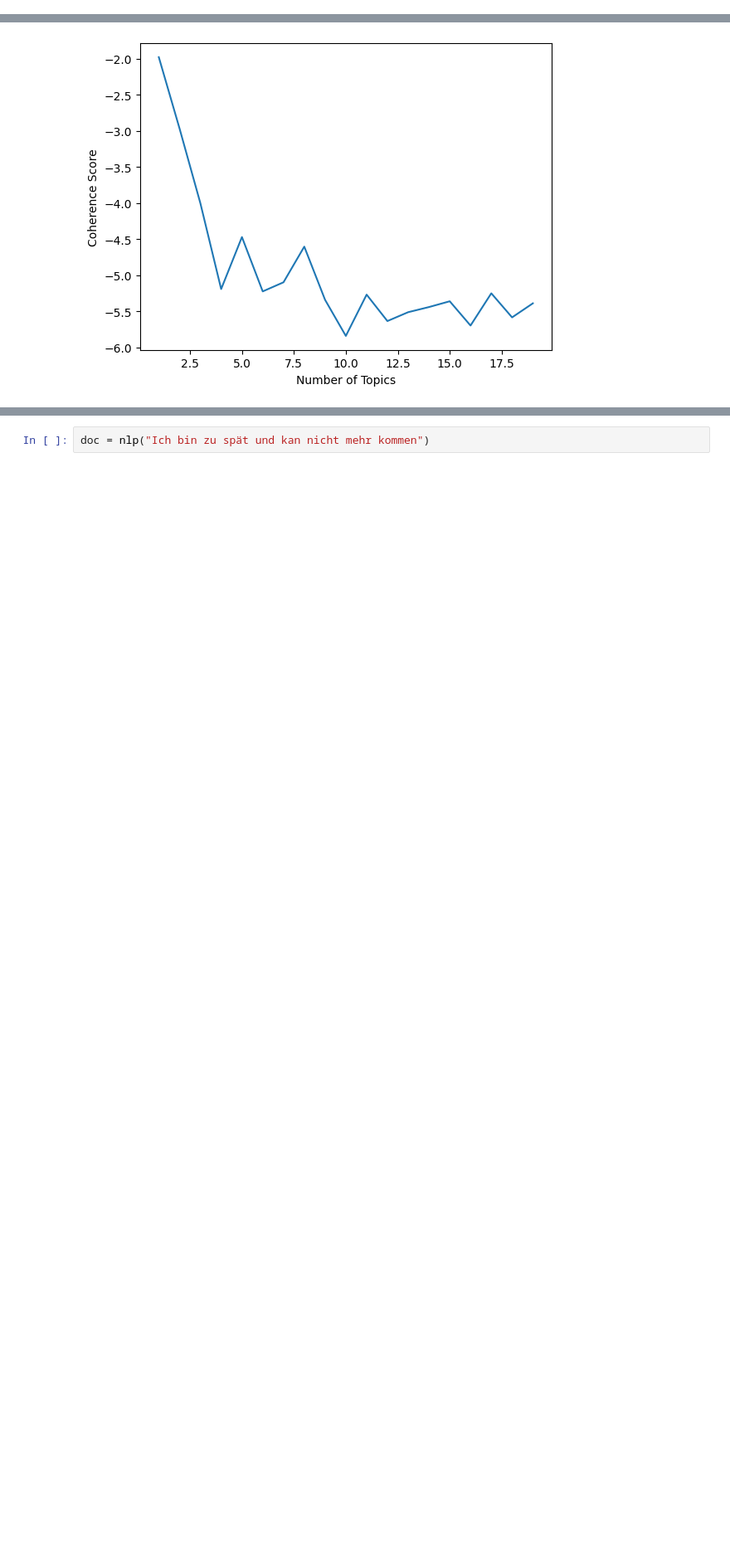
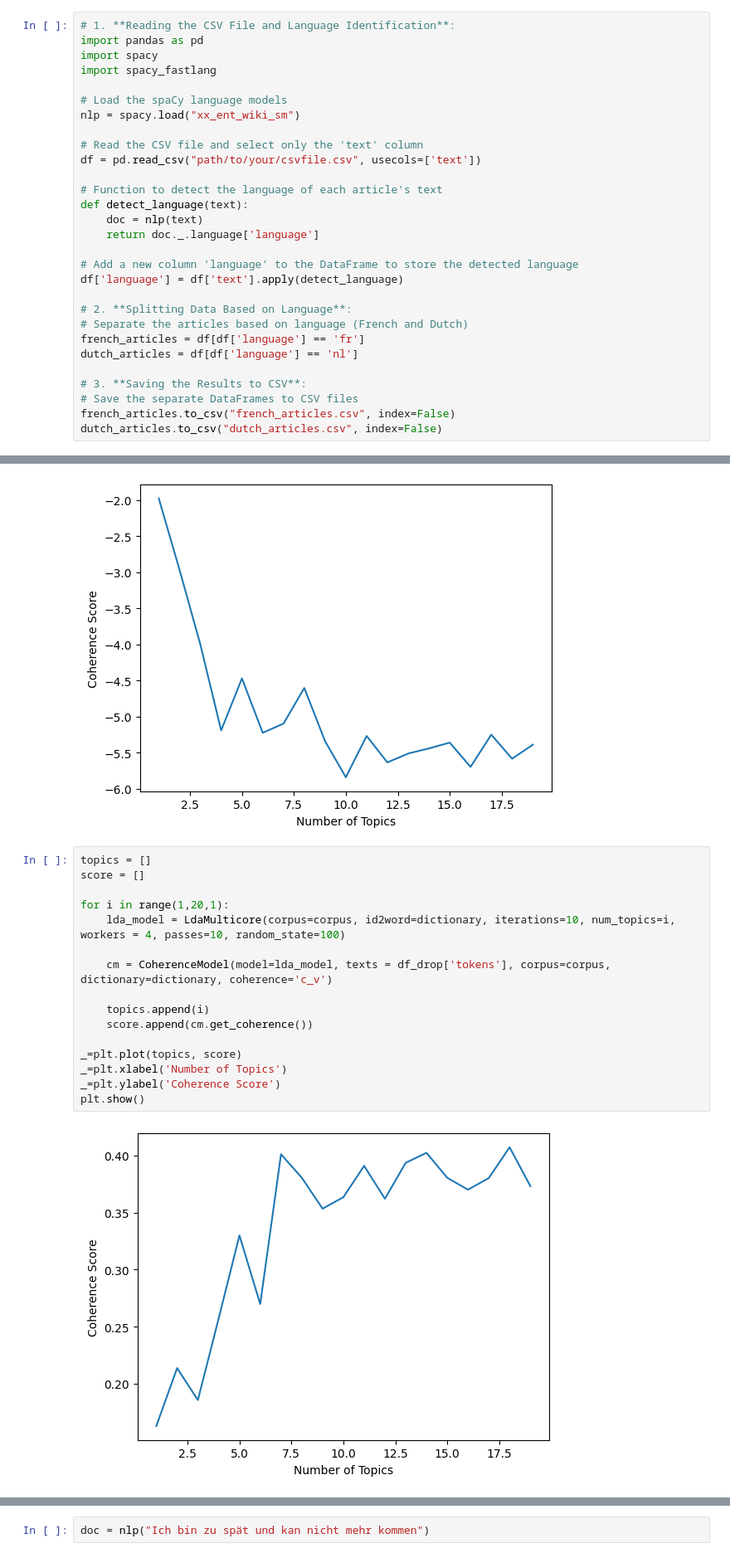
Before and after one commit to natalievgrafova/TopicModelling, a Jupyter notebook: media.ipynb, the cells around one changed output, grey strips where cells are left out. Shown: that part at 83% size. Cells and saved outputs as stored; diff of their text form; blank space fills up the shorter version.

Commit message:
'lang detect'

```diff
--- a/media.ipynb
+++ b/media.ipynb
@@ -62,6 +50,35 @@ df_drop
 | 198 | https://plus.lesoir.be/302105/art... | lesoir.be | 2020-05-20T16:54:15.000Z | Ivan Leko a été nommé entraîneur ... | L’Antwerp tient son nouvel entraî... |
 | 199 | https://plus.lesoir.be/302126/art... | lesoir.be | 2020-05-20T20:42:18.000Z | L’international polonais avait pr... | Dortmund: Lukasz Piszczek prolong... |
 200 rows × 5 columns
+# %%
+# 1. **Reading the CSV File and Language Identification**:
+import pandas as pd
+import spacy
+import spacy_fastlang
+
+# Load the spaCy language models
+nlp = spacy.load("xx_ent_wiki_sm")
+
+# Read the CSV file and select only the 'text' column
+df = pd.read_csv("path/to/your/csvfile.csv", usecols=['text'])
+
+# Function to detect the language of each article's text
+def detect_language(text):
+    doc = nlp(text)
+    return doc._.language['language']
+
+# Add a new column 'language' to the DataFrame to store the detected language
+df['language'] = df['text'].apply(detect_language)
+
+# 2. **Splitting Data Based on Language**:
+# Separate the articles based on language (French and Dutch)
+french_articles = df[df['language'] == 'fr']
+dutch_articles = df[df['language'] == 'nl']
+
+# 3. **Saving the Results to CSV**:
+# Save the separate DataFrames to CSV files
+french_articles.to_csv("french_articles.csv", index=False)
+dutch_articles.to_csv("dutch_articles.csv", index=False)
 # %%
 # Tags I want to remove from the text
 removal= ['ADV','PRON','CCONJ','PUNCT','PART','DET','ADP','SPACE', 'NUM', 'SYM']
@@ -125,3 +138,21 @@ _=plt.ylabel('Coherence Score')
 plt.show()
 # %% [output]
 [figure]
+# %%
+topics = []
+score = []
+
+for i in range(1,20,1):
+    lda_model = LdaMulticore(corpus=corpus, id2word=dictionary, iterations=10, num_topics=i, workers = 4, passes=10, random_state=100)
+
+    cm = CoherenceModel(model=lda_model, texts = df_drop['tokens'], corpus=corpus, dictionary=dictionary, coherence='c_v')
+
+    topics.append(i)
+    score.append(cm.get_coherence())
+
+_=plt.plot(topics, score)
+_=plt.xlabel('Number of Topics')
+_=plt.ylabel('Coherence Score')
+plt.show()
+# %% [output]
+[figure, added]
```
Also changed, not shown: parts of 20 cells of this notebook, 4 other files.
